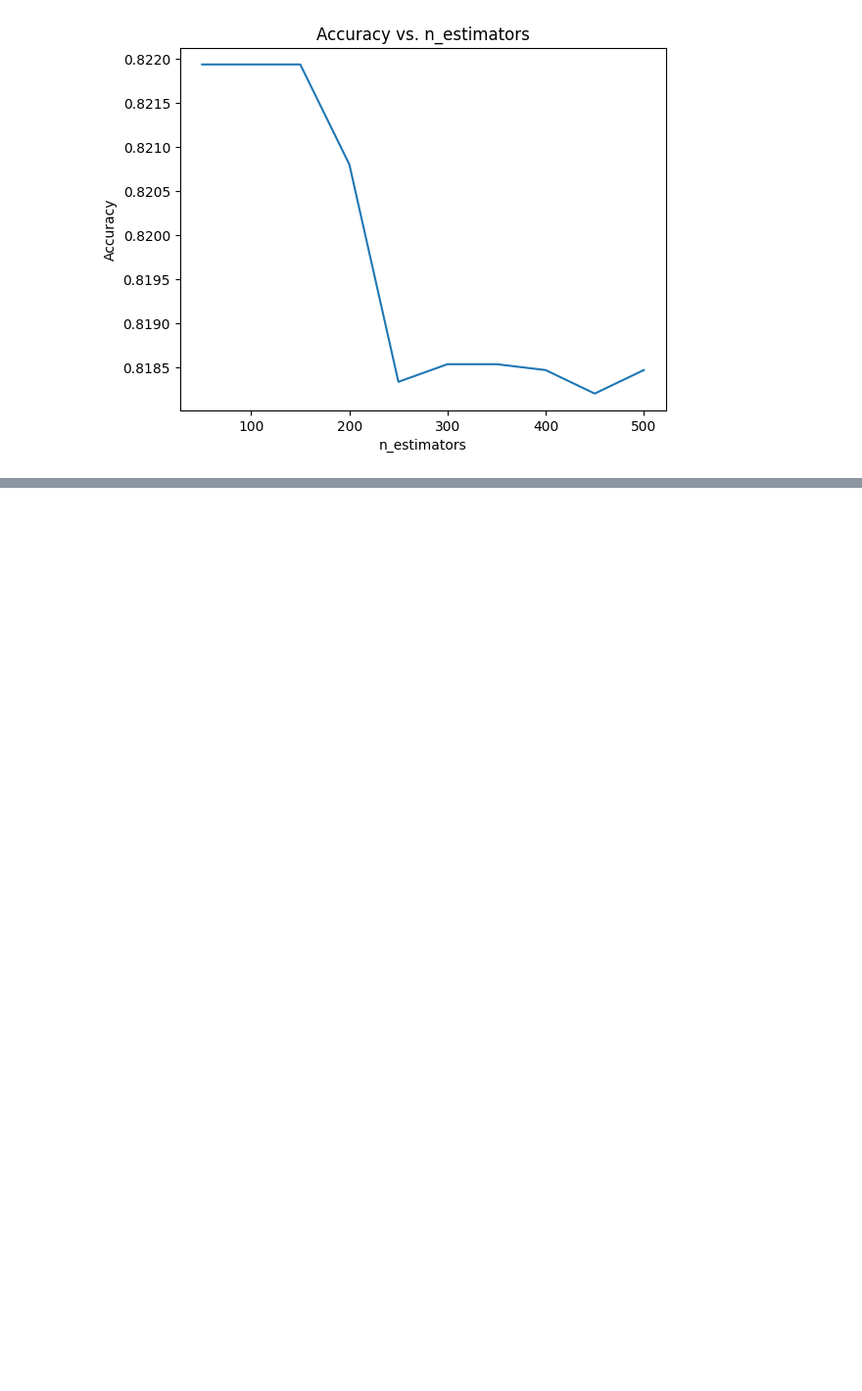
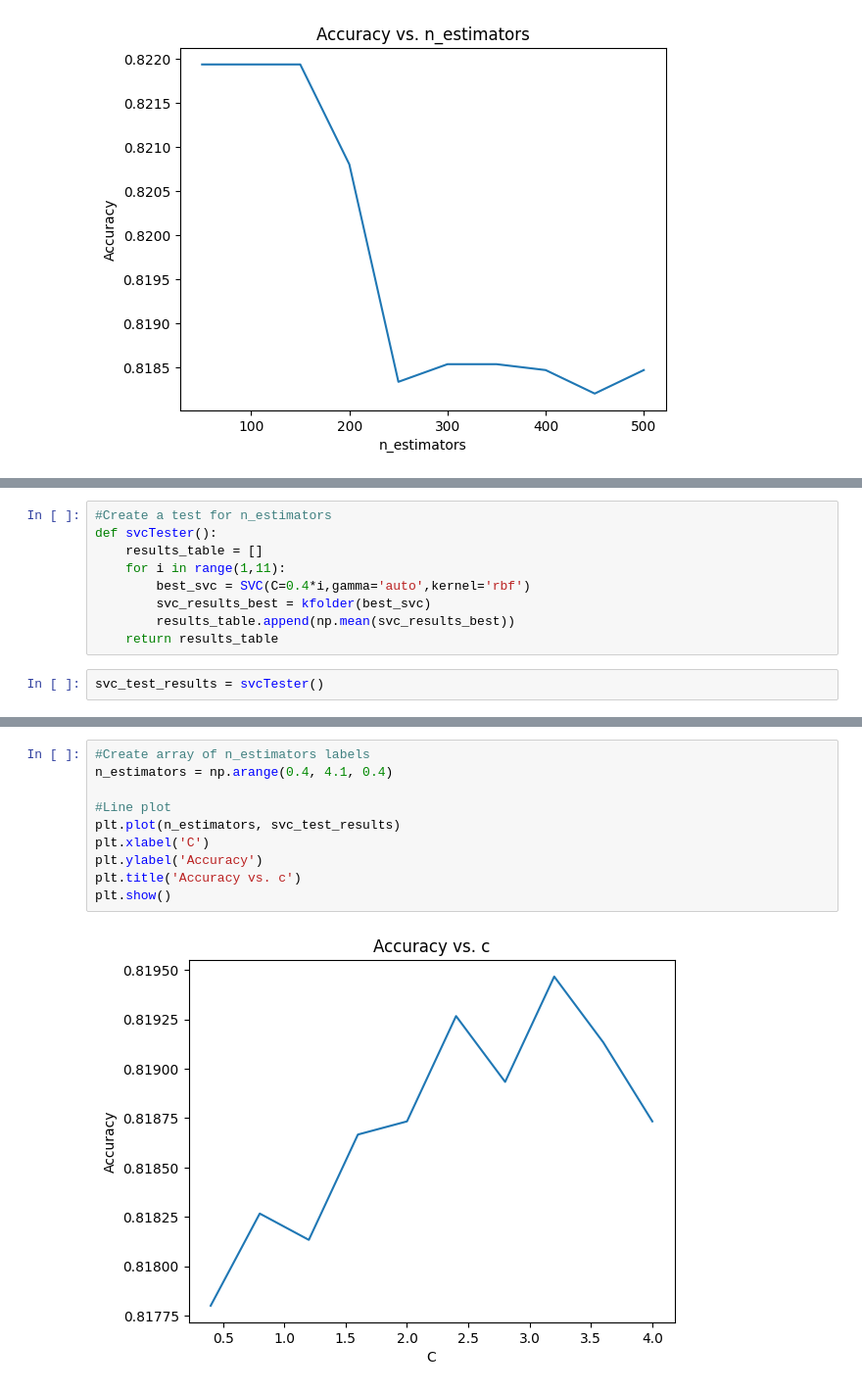
Before and after one commit to thestianchris/Data-Mine-Coursework, a Jupyter notebook: Part2.ipynb, the cells around one changed output, grey strips where cells are left out. Shown at 98% size. Cells and saved outputs as stored; diff of their text form; blank space fills up the shorter version.

```diff
--- a/Part2.ipynb
+++ b/Part2.ipynb
@@ -384,0 +461,11 @@ plt.show()
+# %%
+#Create a test for n_estimators
+def svcTester():
+    results_table = []
+    for i in range(1,11):
+        best_svc = SVC(C=0.4*i,gamma='auto',kernel='rbf')
+        svc_results_best = kfolder(best_svc)
+        results_table.append(np.mean(svc_results_best))
+    return results_table
+# %%
+svc_test_results = svcTester()
@@ -384,0 +490,12 @@ plt.show()
+# %%
+#Create array of n_estimators labels
+n_estimators = np.arange(0.4, 4.1, 0.4)
+
+#Line plot
+plt.plot(n_estimators, svc_test_results)
+plt.xlabel('C')
+plt.ylabel('Accuracy')
+plt.title('Accuracy vs. c')
+plt.show()
+# %% [output]
+[figure, added]
```
Also changed, not shown: parts of 14 cells of this notebook.
